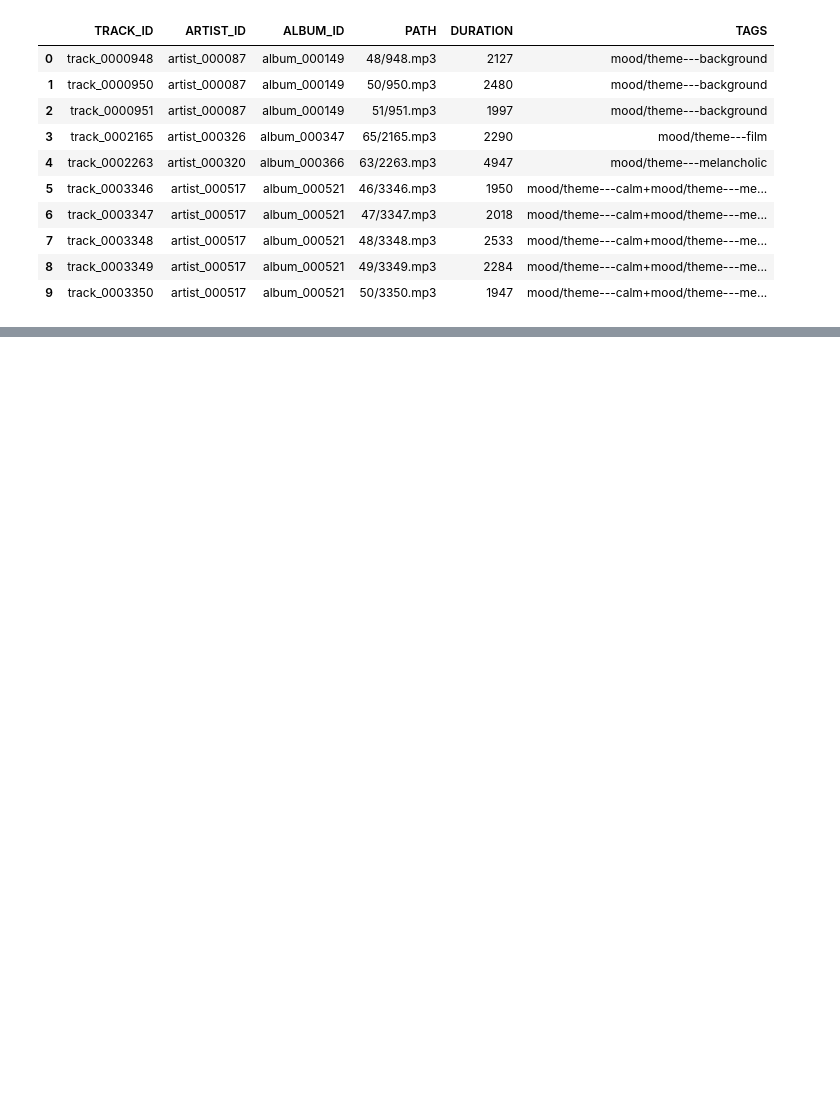
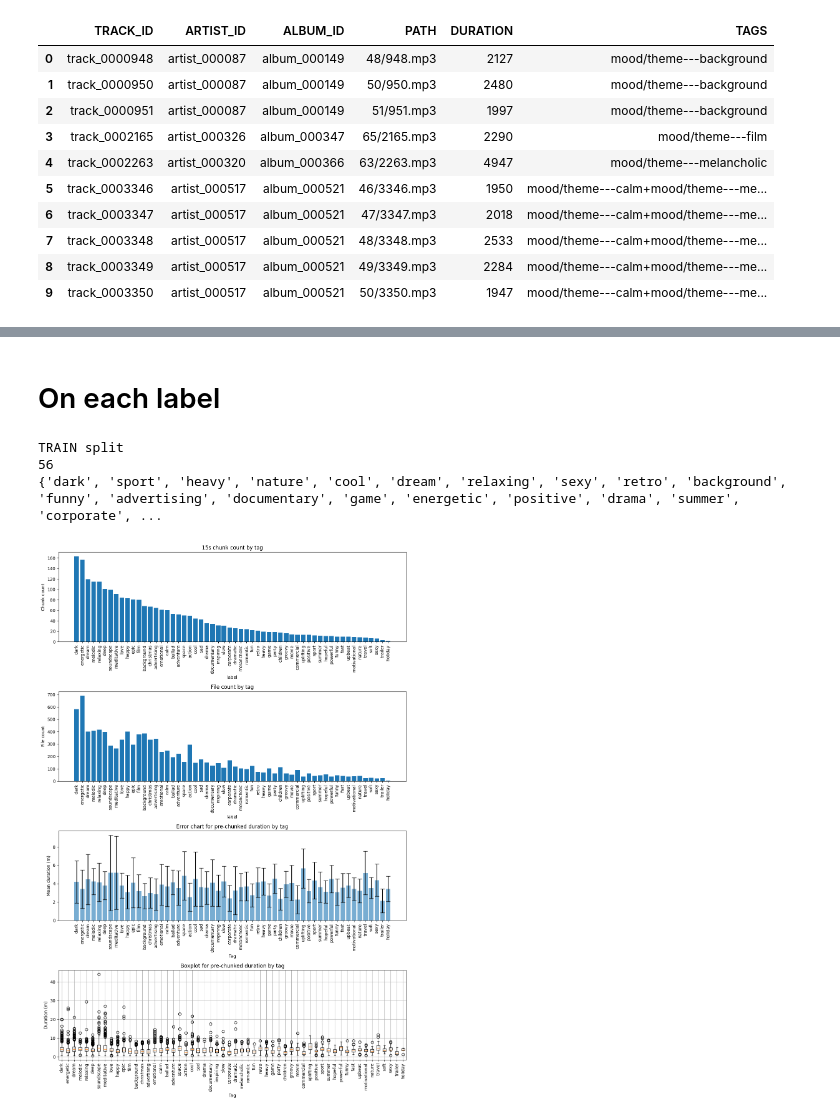
Before and after one commit to hugoalfedoputra/mudelling, a Jupyter notebook: prep/eda.ipynb, the cells around one changed output, grey strips where cells are left out. Cells and saved outputs as stored; diff of their text form; code cells hidden in the pictures; blank space fills up the shorter version.

Commit message:
EDA and improved preprocessing script

```diff
--- a/prep/eda.ipynb
+++ b/prep/eda.ipynb
@@ -62,0 +149,4 @@ df[df.eq("00/985000.mp3").any(axis=1)]
+# %%
+for i, msum in enumerate(mcls.sum()):
+    tds = msum * MELSPEC_CHUNK_LENGTHS[i] # tds = total data in seconds
+    print(f"{MELSPEC_CHUNK_LENGTHS[i]}s: {tds // 60 // 60}h {(tds // 60) % 60}m {tds % 60}s")
@@ -62,0 +161,33 @@ df[df.eq("00/985000.mp3").any(axis=1)]
+# %%
+def preprocess(df: pd.DataFrame):
+    df["TAGS"] = df["TAGS"].apply(lambda x: x.replace("mood/theme---", "").split("+"))
+    return df
+
+def describe_splits(filename: str):
+    print(f"{filename.split("_")[1].split("-")[1].upper()} split")
+
+    df = pd.read_csv(filename)
+
+    df = preprocess(df)
+    df["DURATION"].describe()
+
+    print()
+    print("Median music duration\t:", (df["DURATION"].median()) // 60, "m", (df["DURATION"].median()) % 60, "s")
+    print("Mean music duration\t:", (df["DURATION"].mean()) // 60, "m", (df["DURATION"].mean()) % 60, "s")
+    print("Std dev music duration\t:", (df["DURATION"].std()) // 60, "m", (df["DURATION"].std()) % 60, "s")
+
+    mcls = pd.DataFrame(columns=[f"{i}s_chunks" for i in MELSPEC_CHUNK_LENGTHS])
+    for i in MELSPEC_CHUNK_LENGTHS:
+        mcls[f"{i}s_chunks"] = df["DURATION"].apply(lambda x: x // i)
+        mcls[f"{i}s_chunks"] = mcls[f"{i}s_chunks"].astype(dtype="int32")
+
+    print()
+    print(mcls.describe())
+
+    print()
+    print(mcls.sum())
+
+    print()
+    for i, msum in enumerate(mcls.sum()):
+        tds = msum * MELSPEC_CHUNK_LENGTHS[i] # tds = total data in seconds
+        print(f"{MELSPEC_CHUNK_LENGTHS[i]}s: {tds // 60 // 60}h {(tds // 60) % 60}m {tds % 60}s")
@@ -62,0 +254,2 @@ df[df.eq("00/985000.mp3").any(axis=1)]
+# %% [markdown]
+# On each label
@@ -62,0 +483,7 @@ df[df.eq("00/985000.mp3").any(axis=1)]
+# %%
+describe_split_labels("./autotagging_moodtheme-train_clean.csv")
+# %% [output]
+TRAIN split
+56
+{'dark', 'sport', 'heavy', 'nature', 'cool', 'dream', 'relaxing', 'sexy', 'retro', 'background', 'funny', 'advertising', 'documentary', 'game', 'energetic', 'positive', 'drama', 'summer', 'corporate', ...
+[figure, added]
```
Also changed, not shown: parts of 19 cells of this notebook, 10 other files.
